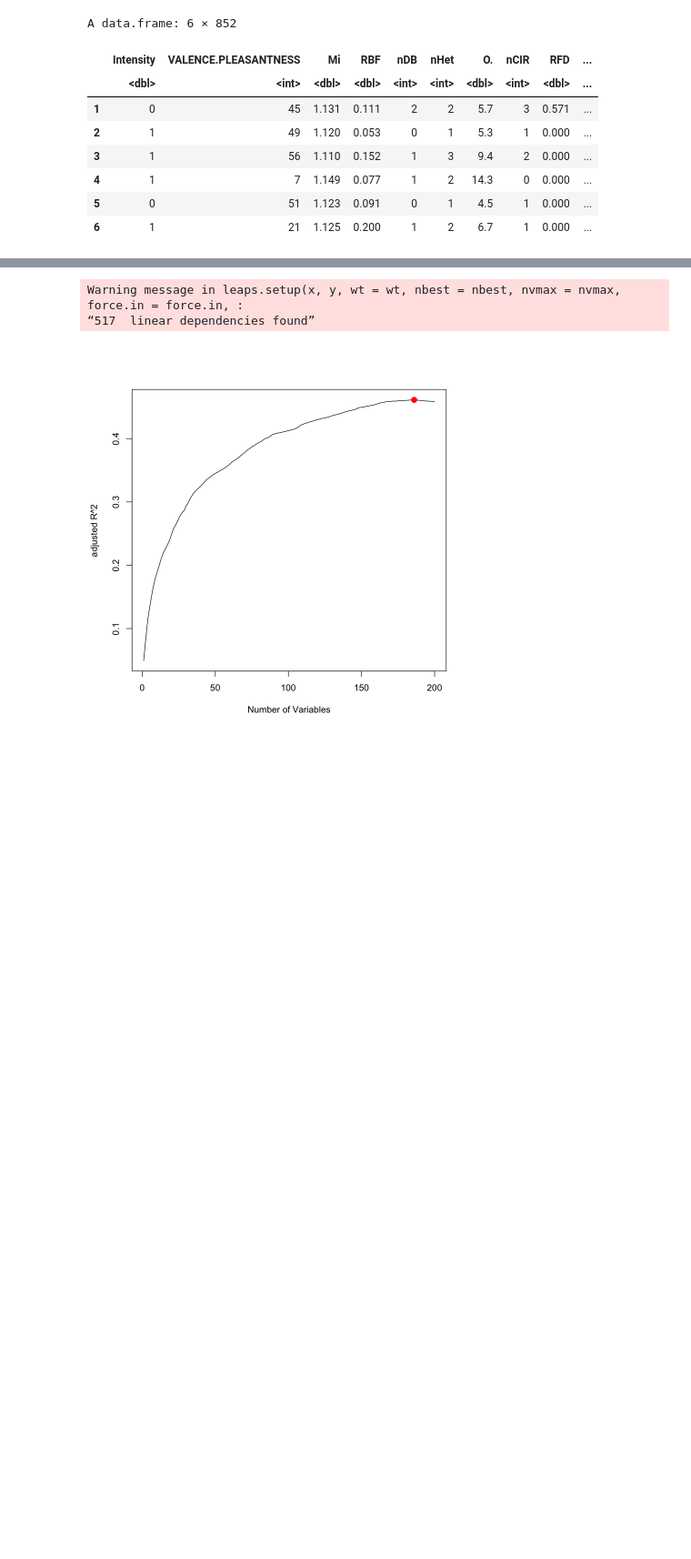
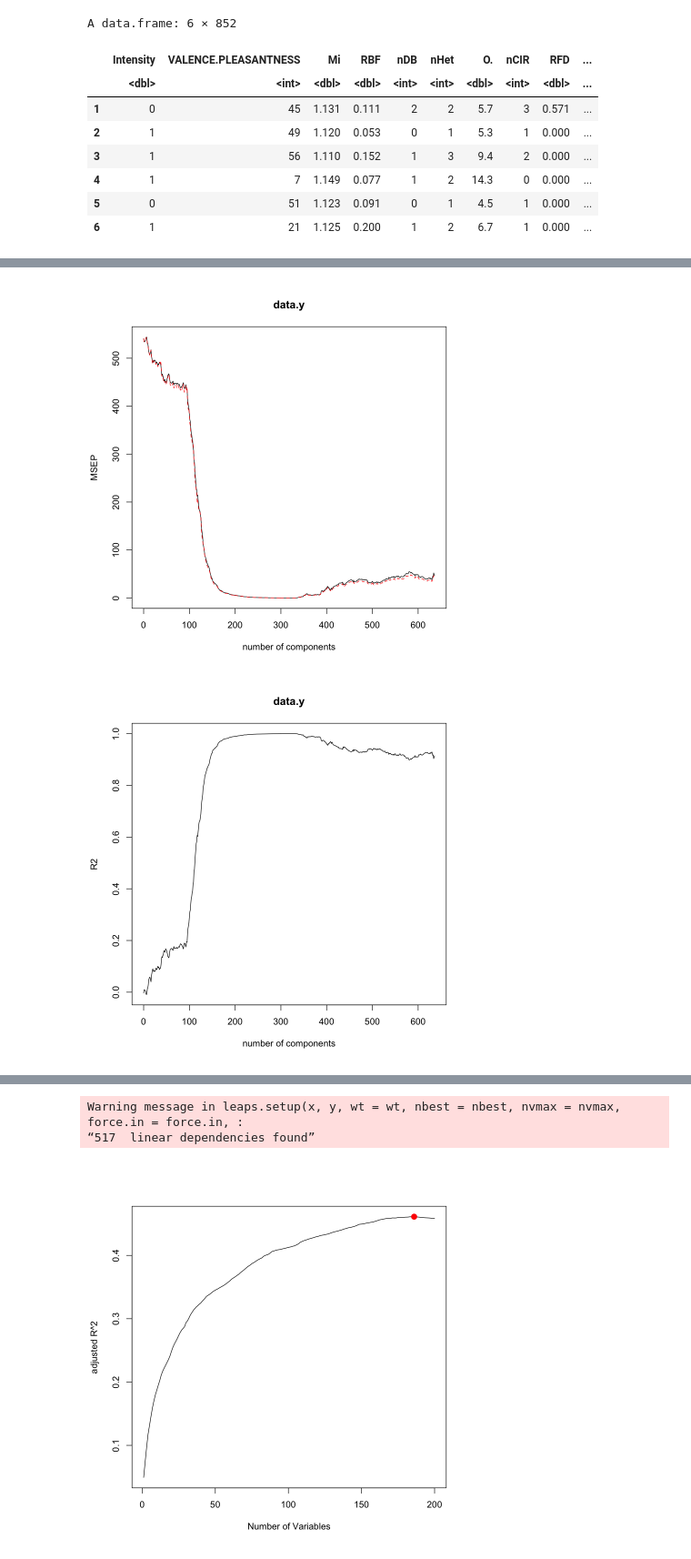
Before and after one commit to Alicia-max/BIO322-Regression, a Jupyter notebook: src/Exploration.ipynb, the cells around one changed output, grey strips where cells are left out. Shown at 91% size. Saved outputs shown, nothing was run; the diff lists cells and outputs as text; code cells hidden in the pictures; blank space fills up the shorter version.

```diff
--- a/src/Exploration.ipynb
+++ b/src/Exploration.ipynb
@@ -90,0 +139,6 @@ data.test.y_nonvar<-data.test.y[which(apply(data.test.x, 2, var)!=0)]
+# %%
+library(dplyr)
+library(tidyr)
+library(pls)
+set.seed(2)
+pcr_fit = pcr(data.y~., data = data_final, scale = TRUE, validation = "CV")
@@ -90,0 +147,6 @@ data.test.y_nonvar<-data.test.y[which(apply(data.test.x, 2, var)!=0)]
+# %%
+validationplot(pcr_fit, val.type = "MSEP")
+validationplot(pcr_fit, val.type= "R2")
+# %% [output]
+[figure, added]
+[figure, added]
```
Also changed, not shown: parts of 12 cells of this notebook.
